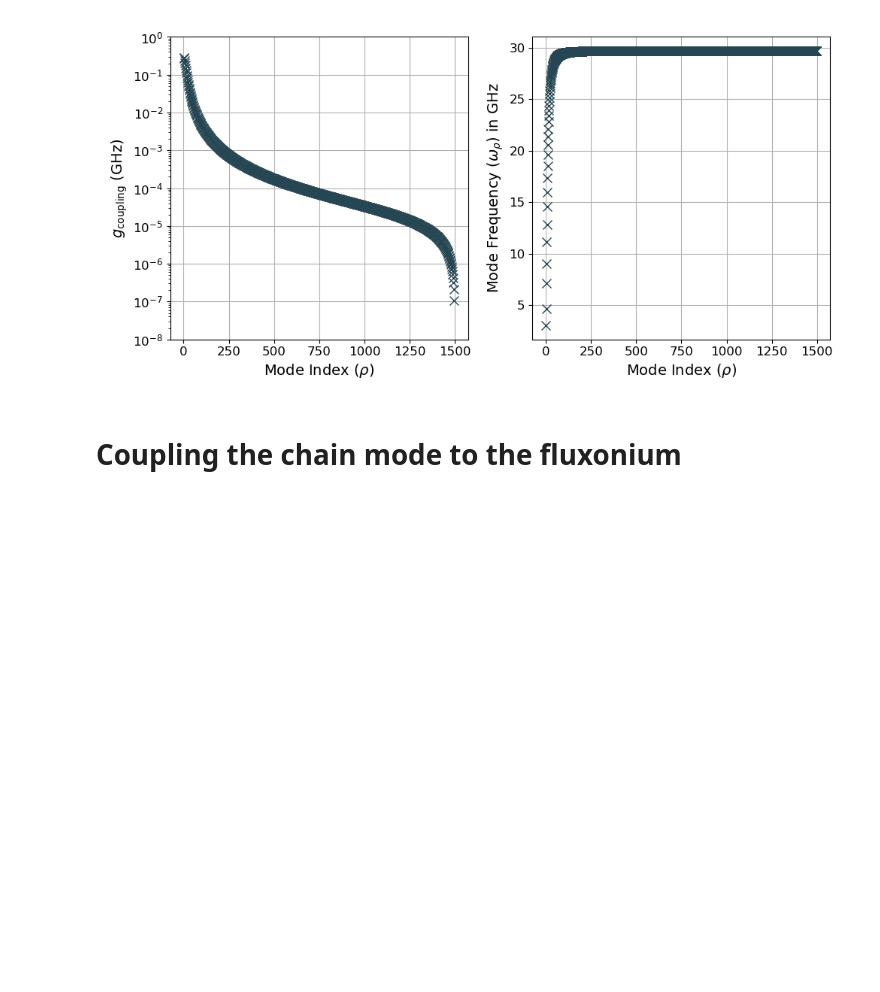
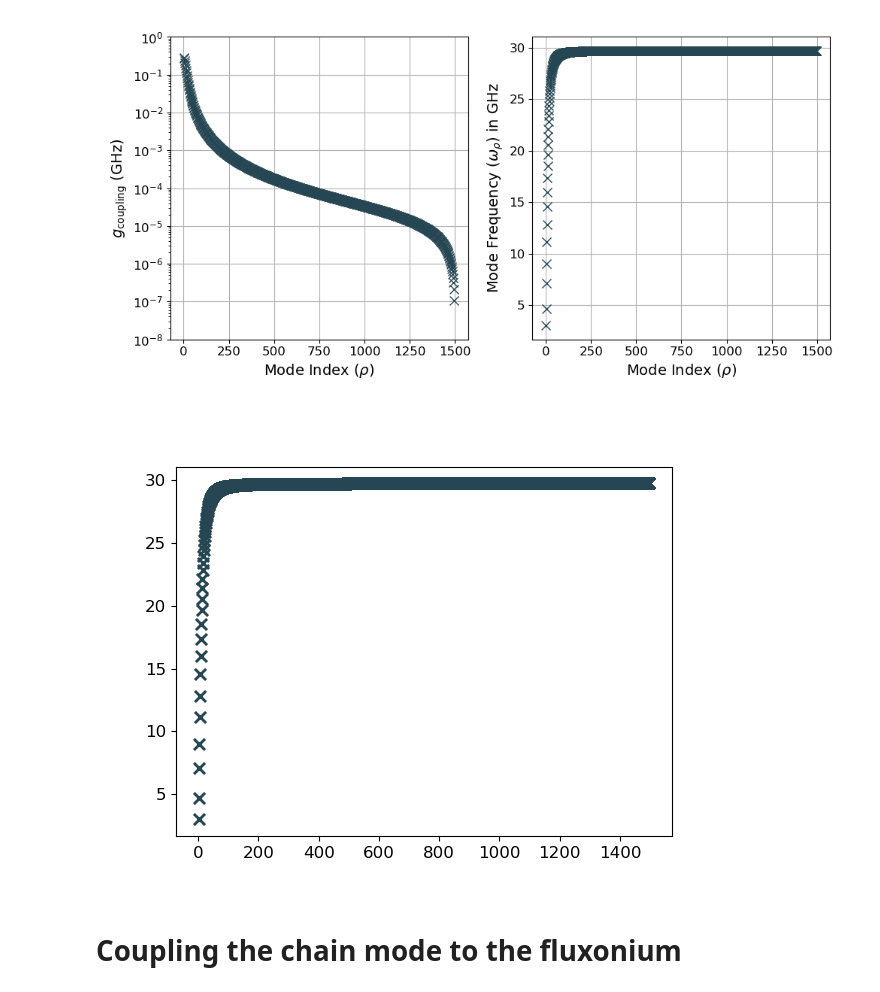
Before and after one commit to Ardatiw2l/Chain-modes-and-fluxonium, a Jupyter notebook: Notebooks/Fluxonium_coupled_to_chainmodes.ipynb, the cells around one changed output. Saved outputs shown, nothing was run; the diff lists cells and outputs as text; code cells hidden in the pictures; blank space fills up the shorter version.

Commit message:
add interactive dispersion relation plot
when pointing on a point in the dispersion relation plot the coupling of the mode to the fluxonium appear on the plot. try it it is a nice feature.

```diff
--- a/Notebooks/Fluxonium_coupled_to_chainmodes.ipynb
+++ b/Notebooks/Fluxonium_coupled_to_chainmodes.ipynb
@@ -94,5 +94,9 @@ fig_dispersion.axes[1].set_yscale('log')
 # %% [output]
 [figure]
+# %%
+cm1.plot_interactive_dispersion_relation()
+# %% [output]
+[figure, added]
 # %% [markdown]
 # Coupling the chain mode to the fluxonium
 # %%
```
Also changed, not shown: parts of 1 cell of this notebook, 2 other files.
